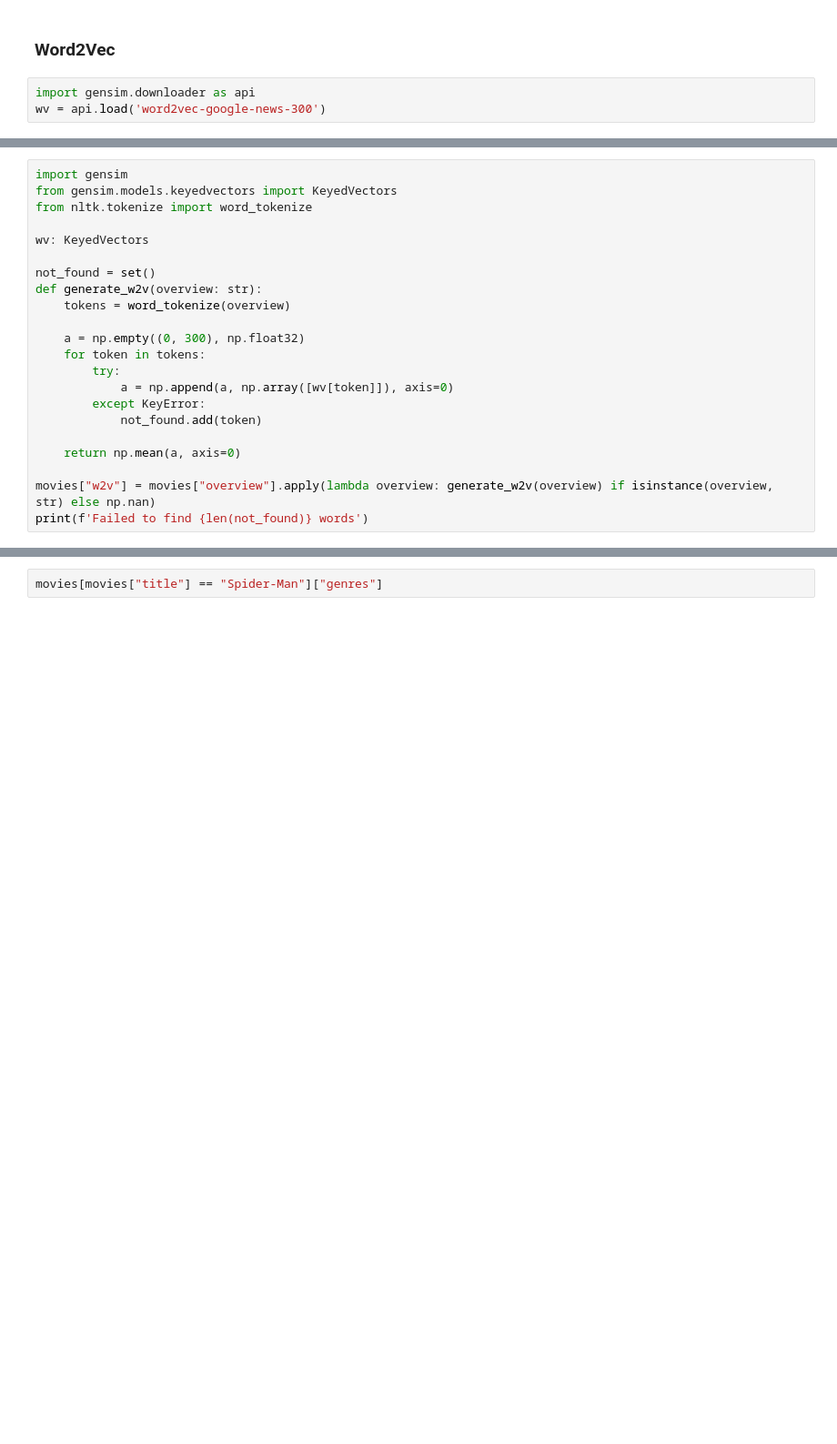
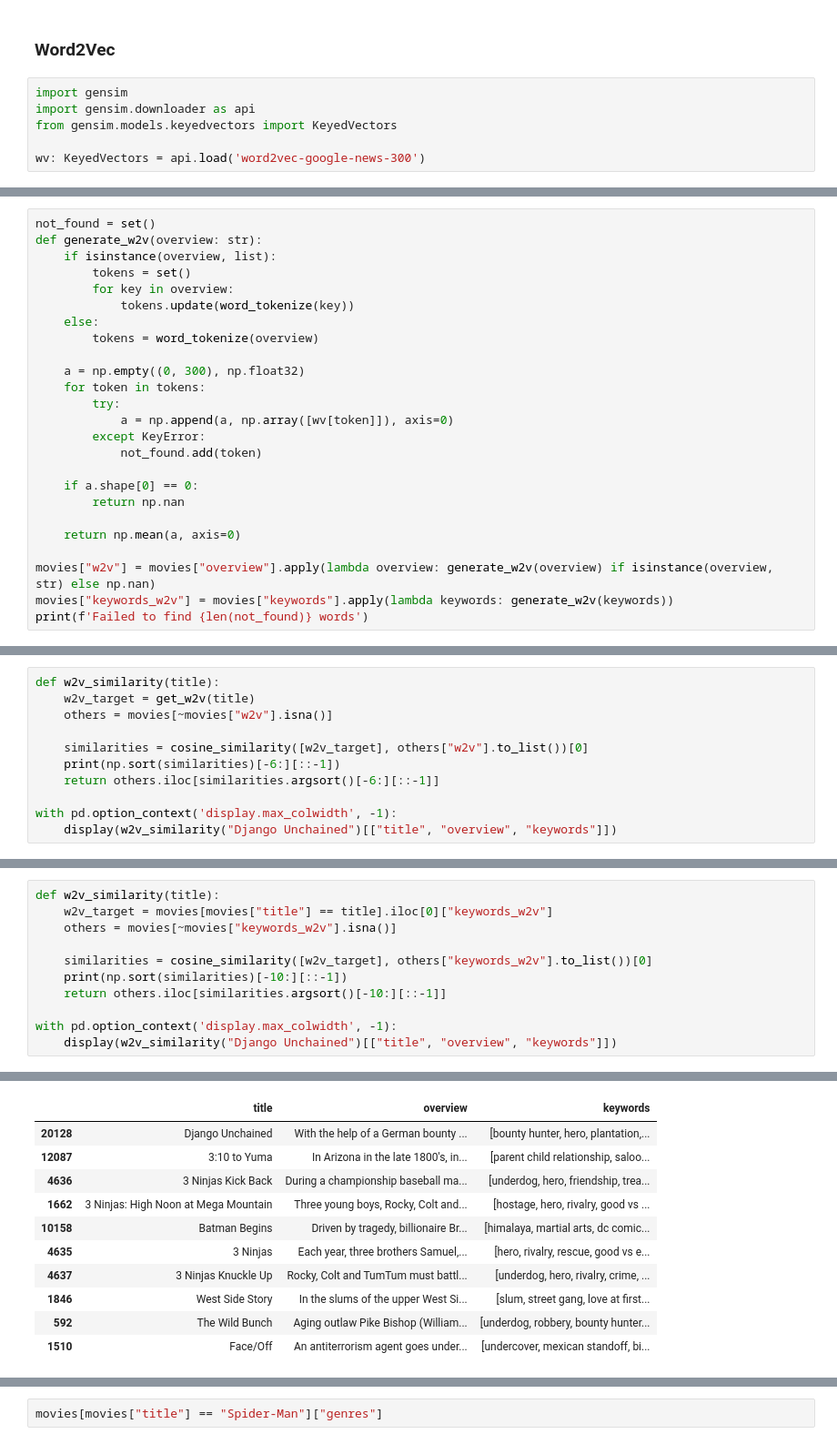
Before and after one commit to adi-benz/movies-rating-analysis, a Jupyter notebook: analysis.ipynb, the cells around one changed output, grey strips where cells are left out. Shown at 91% size. Cells and saved outputs as stored; diff of their text form; blank space fills up the shorter version.

```diff
--- a/analysis.ipynb
+++ b/analysis.ipynb
@@ -932,5 +911,8 @@ np.matrix usage is deprecated in 1.0 and will raise a TypeError in 1.2. Please c
 # %% [markdown]
 ### Word2Vec
 # %%
+import gensim
 import gensim.downloader as api
-wv = api.load('word2vec-google-news-300')
+from gensim.models.keyedvectors import KeyedVectors
+
+wv: KeyedVectors = api.load('word2vec-google-news-300')
@@ -937,13 +922,12 @@ wv = api.load('word2vec-google-news-300')
 # %%
-import gensim
-from gensim.models.keyedvectors import KeyedVectors
-from nltk.tokenize import word_tokenize
-
-wv: KeyedVectors
-
 not_found = set()
 def generate_w2v(overview: str):
-    tokens = word_tokenize(overview)
+    if isinstance(overview, list):
+        tokens = set()
+        for key in overview:
+            tokens.update(word_tokenize(key))
+    else:
+        tokens = word_tokenize(overview)
 
     a = np.empty((0, 300), np.float32)
     for token in tokens:
@@ -952,8 +936,12 @@ def generate_w2v(overview: str):
         except KeyError:
             not_found.add(token)
 
+    if a.shape[0] == 0:
+        return np.nan
+
     return np.mean(a, axis=0)
 
 movies["w2v"] = movies["overview"].apply(lambda overview: generate_w2v(overview) if isinstance(overview, str) else np.nan)
+movies["keywords_w2v"] = movies["keywords"].apply(lambda keywords: generate_w2v(keywords))
 print(f'Failed to find {len(not_found)} words')
 # %% [output]
@@ -960,0 +949,11 @@ Failed to find 17335 words
+# %%
+def w2v_similarity(title):
+    w2v_target = get_w2v(title)
+    others = movies[~movies["w2v"].isna()]
+
+    similarities = cosine_similarity([w2v_target], others["w2v"].to_list())[0]
+    print(np.sort(similarities)[-6:][::-1])
+    return others.iloc[similarities.argsort()[-6:][::-1]]
+
+with pd.option_context('display.max_colwidth', -1):
+    display(w2v_similarity("Django Unchained")[["title", "overview", "keywords"]])
@@ -960,0 +969,12 @@ Failed to find 17335 words
+# %%
+def w2v_similarity(title):
+    w2v_target = movies[movies["title"] == title].iloc[0]["keywords_w2v"]
+    others = movies[~movies["keywords_w2v"].isna()]
+
+    similarities = cosine_similarity([w2v_target], others["keywords_w2v"].to_list())[0]
+    print(np.sort(similarities)[-10:][::-1])
+    return others.iloc[similarities.argsort()[-10:][::-1]]
+
+with pd.option_context('display.max_colwidth', -1):
+    display(w2v_similarity("Django Unchained")[["title", "overview", "keywords"]])
+# %% [output]
@@ -961,3 +983,14 @@ Failed to find 17335 words
+|  | title | overview | keywords |
+| 20128 | Django Unchained | With the help of a German bounty ... | [bounty hunter, hero, plantation,... |
+| 12087 | 3:10 to Yuma | In Arizona in the late 1800's, in... | [parent child relationship, saloo... |
+| 4636 | 3 Ninjas Kick Back | During a championship baseball ma... | [underdog, hero, friendship, trea... |
+| 1662 | 3 Ninjas: High Noon at Mega Mountain | Three young boys, Rocky, Colt and... | [hostage, hero, rivalry, good vs ... |
+| 10158 | Batman Begins | Driven by tragedy, billionaire Br... | [himalaya, martial arts, dc comic... |
+| 4635 | 3 Ninjas | Each year, three brothers Samuel,... | [hero, rivalry, rescue, good vs e... |
+| 4637 | 3 Ninjas Knuckle Up | Rocky, Colt and TumTum must battl... | [underdog, hero, rivalry, crime, ... |
+| 1846 | West Side Story | In the slums of the upper West Si... | [slum, street gang, love at first... |
+| 592 | The Wild Bunch | Aging outlaw Pike Bishop (William... | [underdog, robbery, bounty hunter... |
+| 1510 | Face/Off | An antiterrorism agent goes under... | [undercover, mexican standoff, bi... |
 # %%
 from sklearn.metrics.pairwise import cosine_similarity
 
```
Also changed, not shown: parts of 30 cells of this notebook.
